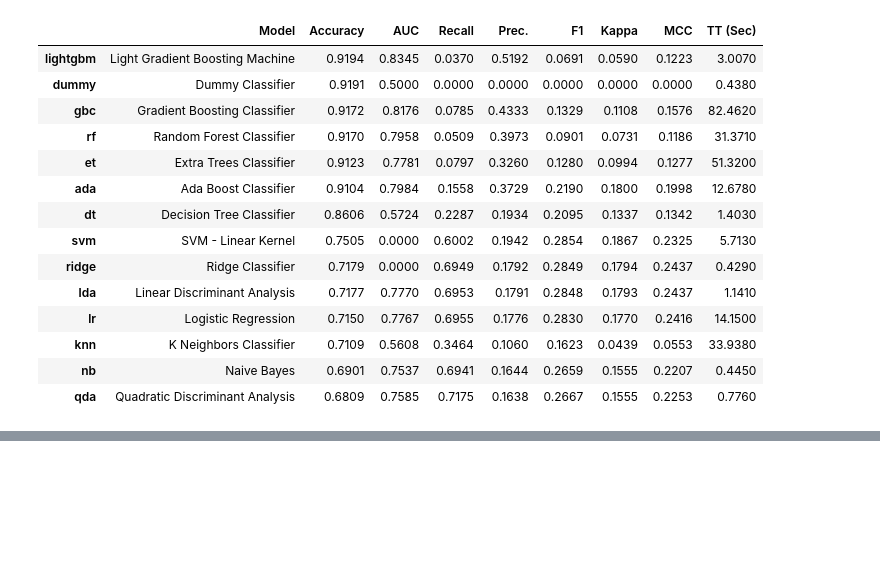
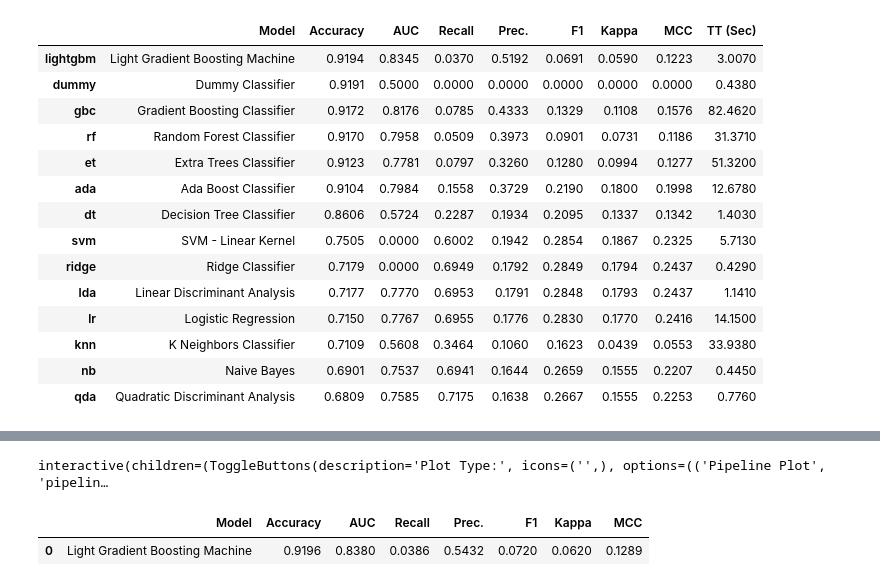
Before and after one commit to Swapsmahale/CardioVascular, a Jupyter notebook: CardioVascularCode.ipynb, the cells around one changed output, grey strips where cells are left out. Saved outputs shown, nothing was run; the diff lists cells and outputs as text; code cells hidden in the pictures; blank space fills up the shorter version.

```diff
--- a/CardioVascularCode.ipynb
+++ b/CardioVascularCode.ipynb
@@ -503,0 +563,9 @@ best_model = compare_models()
+# %%
+evaluate_model(lightgbm)
+# %% [output]
+interactive(children=(ToggleButtons(description='Plot Type:', icons=('',), options=(('Pipeline Plot', 'pipelin…
+# %%
+predict_model(lightgbm);          #on unseen data
+# %% [output]
+|  | Model | Accuracy | AUC | Recall | Prec. | F1 | Kappa | MCC |
+| 0 | Light Gradient Boosting Machine | 0.9196 | 0.8380 | 0.0386 | 0.5432 | 0.0720 | 0.0620 | 0.1289 |
```
Also changed, not shown: parts of 4 cells of this notebook.
